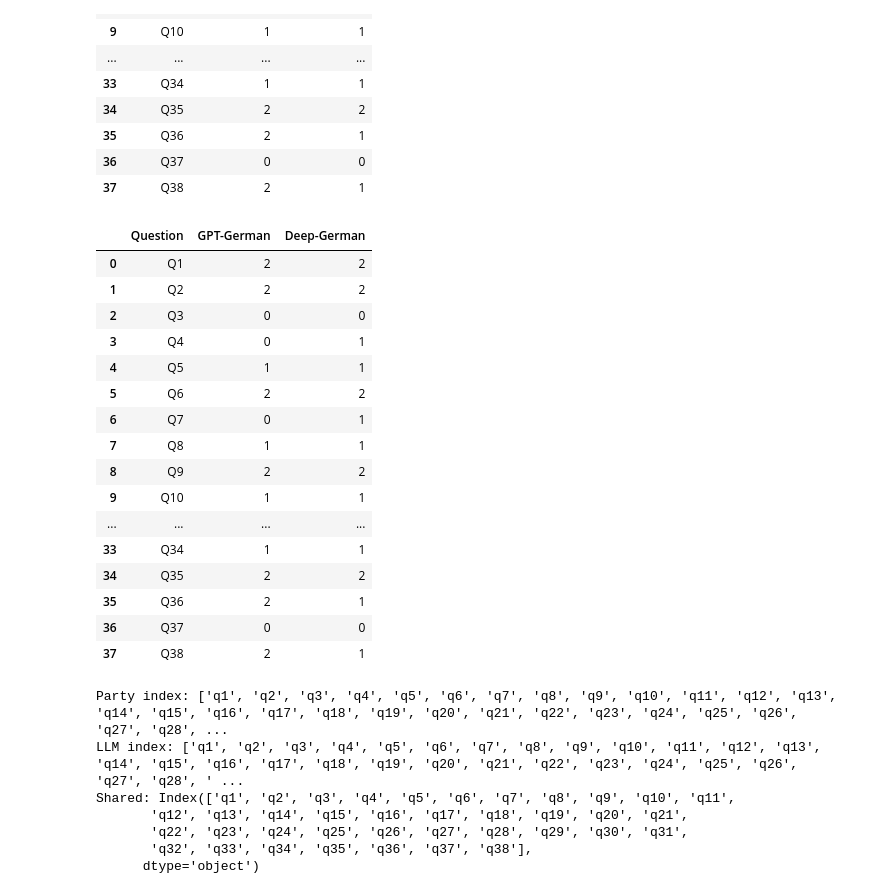
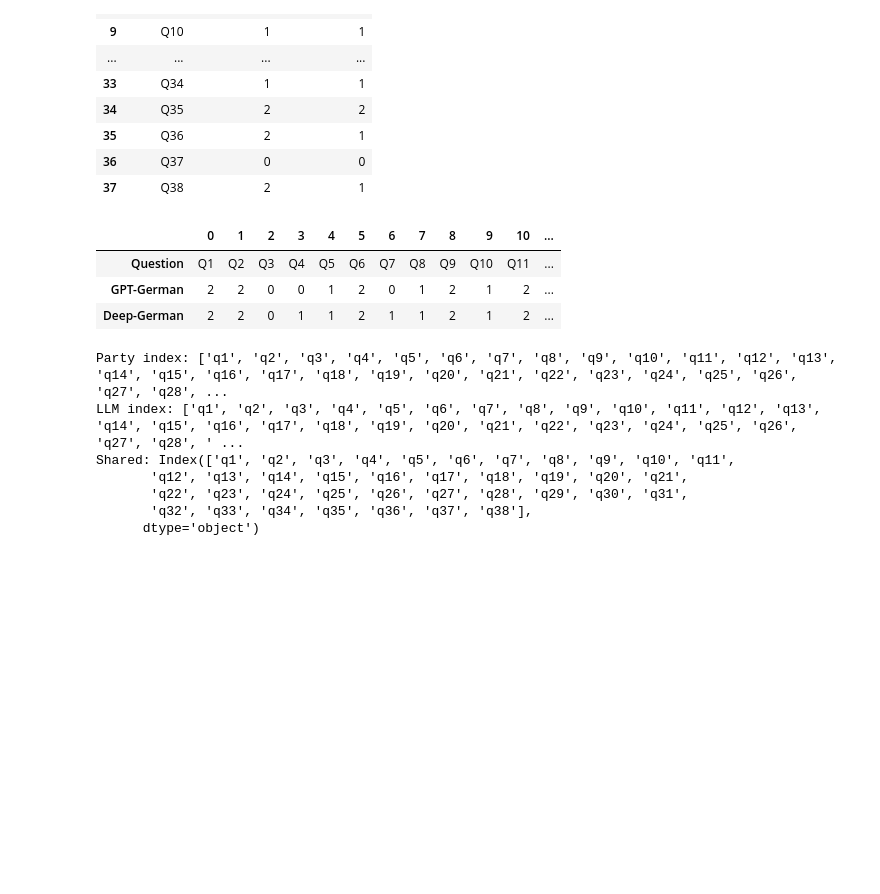
Before and after one commit to buket99/political_bias_in_llm, a Jupyter notebook: analysis/results.ipynb, the cells around one changed output. Saved outputs shown, nothing was run; the diff lists cells and outputs as text; code cells hidden in the pictures; blank space fills up the shorter version.

```diff
--- a/analysis/results.ipynb
+++ b/analysis/results.ipynb
@@ -446,35 +423,23 @@ german_df
 # %%
 def color_code(val):
     if val == 2:
         return 'background-color: green'
     elif val == 1:
         return 'background-color: yellow'
     elif val == 0:
         return 'background-color: red'
     else:
         return ''
 
-color_coded = german_df.style.applymap(color_code)
+test = german_df.T
+color_coded = test.style.applymap(color_code)
 color_coded.to_html("/Users/buketkurtulus/Desktop/HM/Semester 5/Hauptseminar/Programmierung/analysis/color_coded_german.html")
 color_coded
 # %% [output]
-|  | Question | GPT-German | Deep-German |
-| 0 | Q1 | 2 | 2 |
-| 1 | Q2 | 2 | 2 |
-| 2 | Q3 | 0 | 0 |
-| 3 | Q4 | 0 | 1 |
-| 4 | Q5 | 1 | 1 |
-| 5 | Q6 | 2 | 2 |
-| 6 | Q7 | 0 | 1 |
-| 7 | Q8 | 1 | 1 |
-| 8 | Q9 | 2 | 2 |
-| 9 | Q10 | 1 | 1 |
-| ... | ... | ... | ... |
-| 33 | Q34 | 1 | 1 |
-| 34 | Q35 | 2 | 2 |
-| 35 | Q36 | 2 | 1 |
-| 36 | Q37 | 0 | 0 |
-| 37 | Q38 | 2 | 1 |
+|  | 0 | 1 | 2 | 3 | 4 | 5 | 6 | 7 | 8 | 9 | 10 | ... |
+| Question | Q1 | Q2 | Q3 | Q4 | Q5 | Q6 | Q7 | Q8 | Q9 | Q10 | Q11 | ... |
+| GPT-German | 2 | 2 | 0 | 0 | 1 | 2 | 0 | 1 | 2 | 1 | 2 | ... |
+| Deep-German | 2 | 2 | 0 | 1 | 1 | 2 | 1 | 1 | 2 | 1 | 2 | ... |
 # %%
 # agreement matrix
 parties.index = parties.index.astype(str).str.lower()
```
Also changed, not shown: parts of 5 cells of this notebook, 1 other file.
